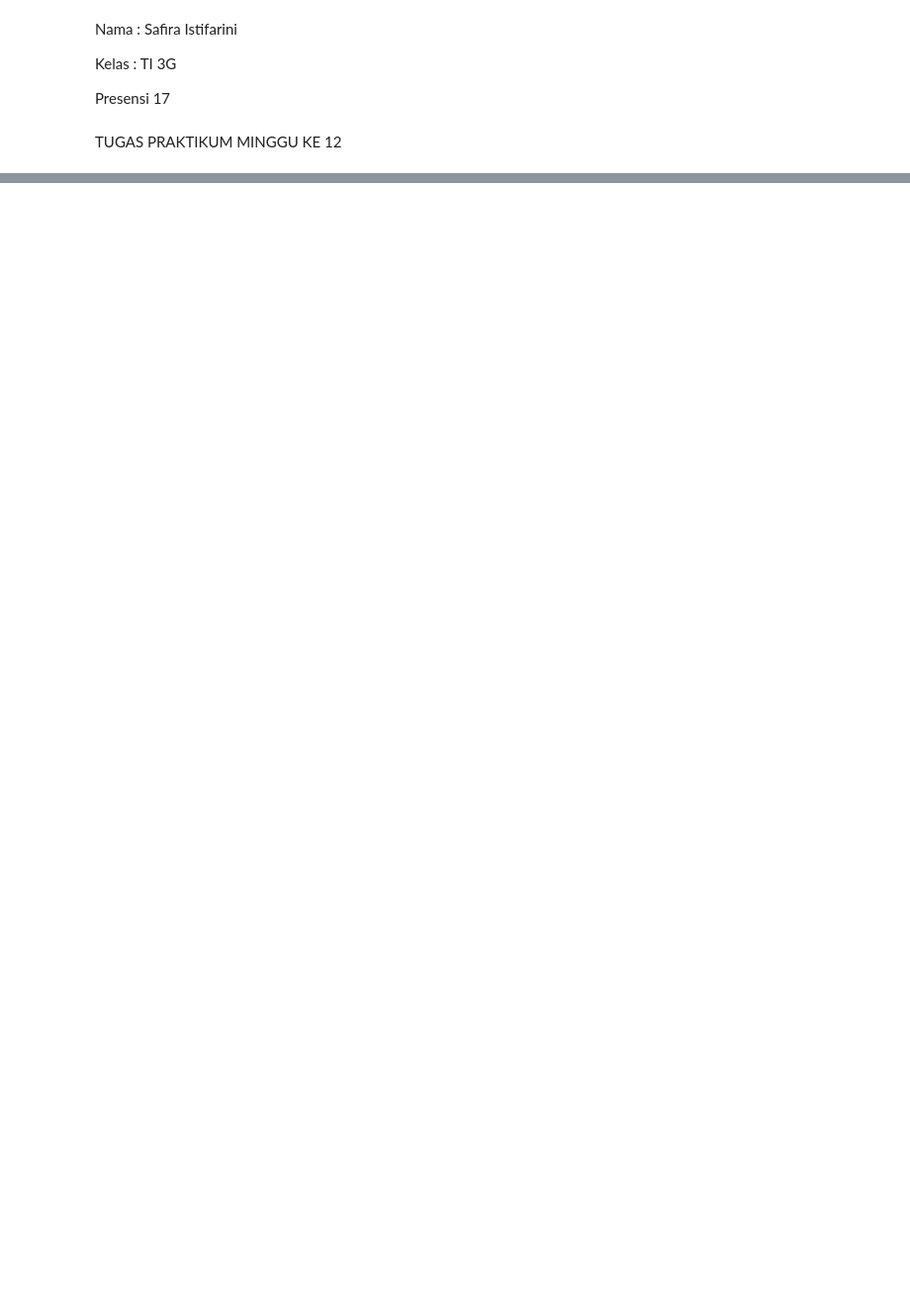
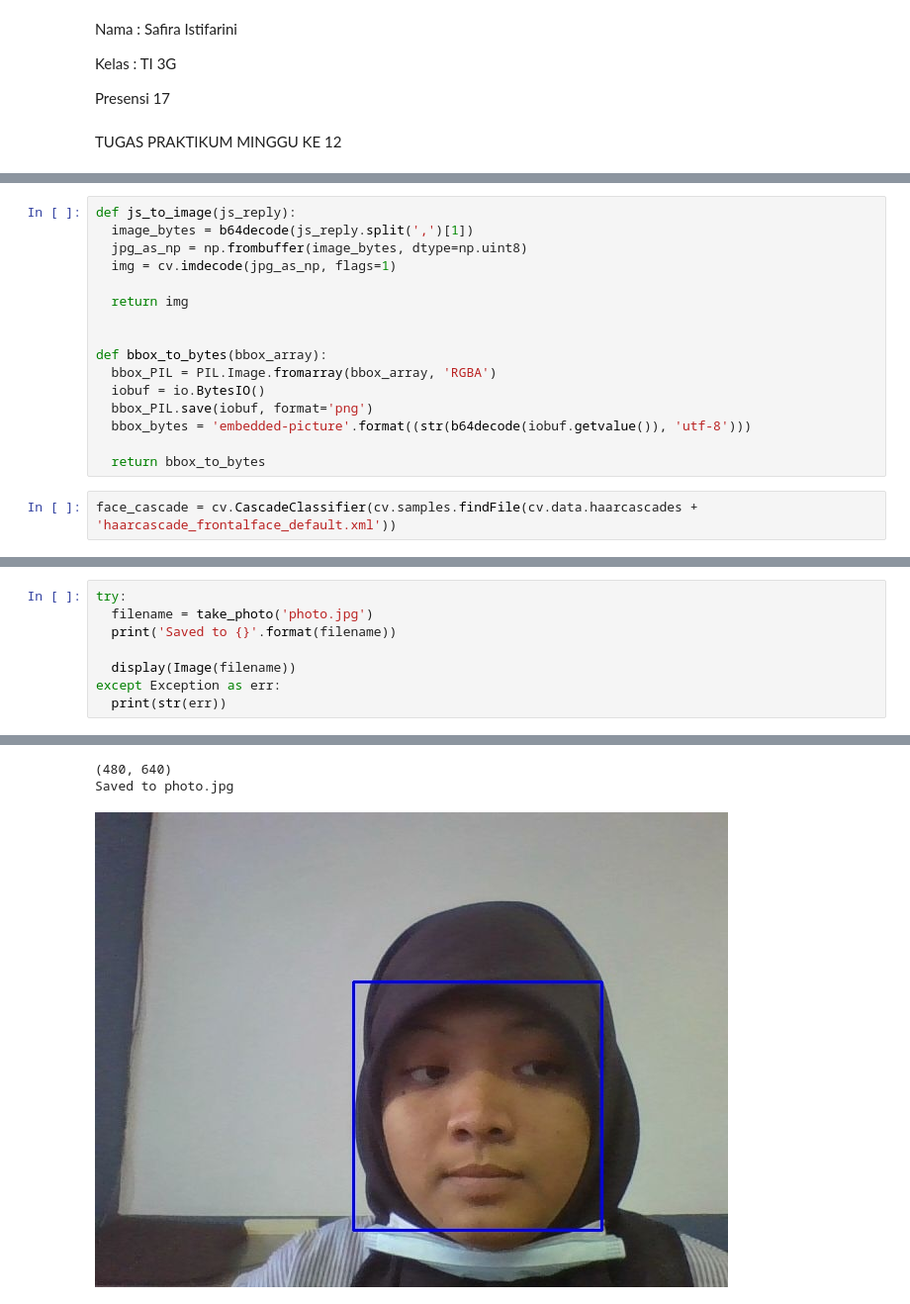
Before and after one commit to safira123-pixel/PCVK_Genap_2023, a Jupyter notebook: Week12.ipynb, the cells around one changed output, grey strips where cells are left out. Shown at 99% size. Saved outputs shown, nothing was run; the diff lists cells and outputs as text; blank space fills up the shorter version.

```diff
--- a/Week12.ipynb
+++ b/Week12.ipynb
@@ -27,0 +53,18 @@ import time
+# %%
+def js_to_image(js_reply):
+  image_bytes = b64decode(js_reply.split(',')[1])
+  jpg_as_np = np.frombuffer(image_bytes, dtype=np.uint8)
+  img = cv.imdecode(jpg_as_np, flags=1)
+
+  return img
+
+
+def bbox_to_bytes(bbox_array):
+  bbox_PIL = PIL.Image.fromarray(bbox_array, 'RGBA')
+  iobuf = io.BytesIO()
+  bbox_PIL.save(iobuf, format='png')
+  bbox_bytes = 'embedded-picture'.format((str(b64decode(iobuf.getvalue()), 'utf-8')))
+
+  return bbox_to_bytes
+# %%
+face_cascade = cv.CascadeClassifier(cv.samples.findFile(cv.data.haarcascades + 'haarcascade_frontalface_default.xml'))
@@ -27,0 +115,9 @@ import time
+# %%
+try:
+  filename = take_photo('photo.jpg')
+  print('Saved to {}'.format(filename))
+
+  display(Image(filename))
+except Exception as err:
+  print(str(err))
+# %% [output]
@@ -27,0 +125,3 @@ import time
+(480, 640)
+Saved to photo.jpg
+[figure, added]
```
Also changed, not shown: parts of 11 cells of this notebook.
